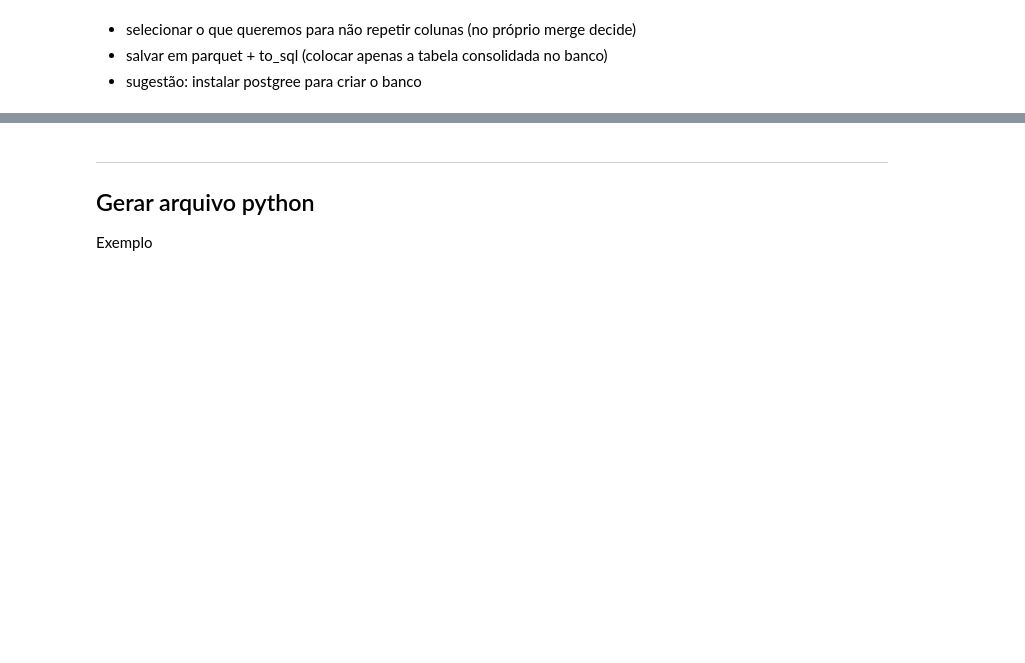
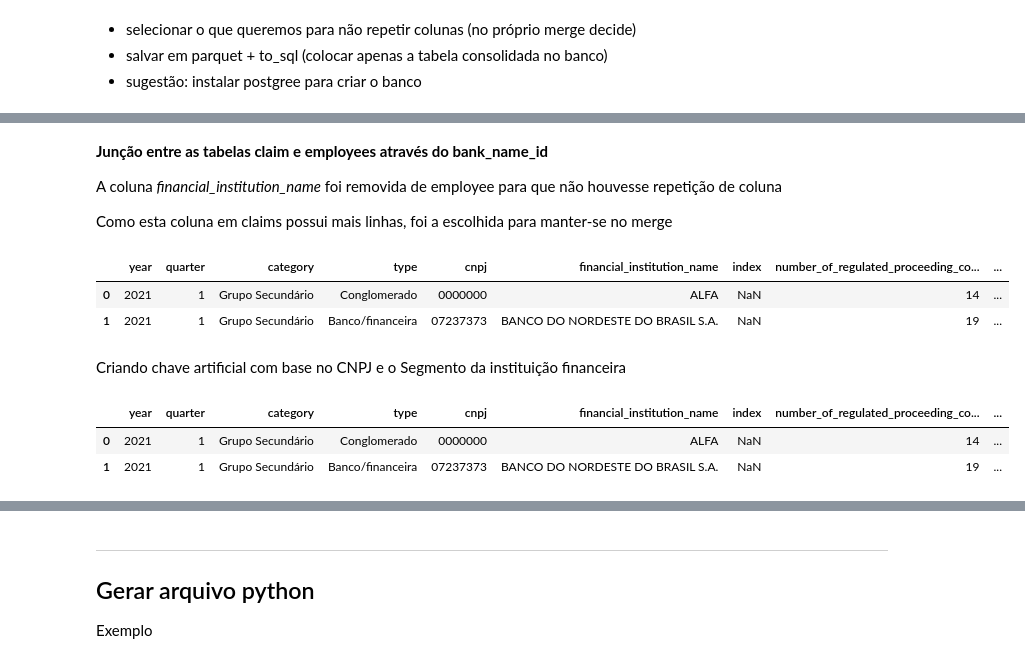
Before and after one commit to Squinelato/eEDB-011-2024-3, a Jupyter notebook: Atividade 02/etl.ipynb, the cells around one changed output, grey strips where cells are left out. Drawn from its saved outputs; the diff is of its cells as text; code cells hidden in the pictures; blank space fills up the shorter version.

```diff
--- a/Atividade 02/etl.ipynb
+++ b/Atividade 02/etl.ipynb
@@ -461,4 +477,16 @@ banks_claims = pd.merge(banks, claims, on='cnpj', how='inner')
+# %% [markdown]
+**Junção entre as tabelas claim e employees através do bank_name_id**
+
+A coluna _financial_institution_name_ foi removida de employee para que não houvesse repetição de coluna
+
+Como esta coluna em claims possui mais linhas, foi a escolhida para manter-se no merge
 # %%
-# JOIN claim + employee por bank_name_id (gerar bank_document_id)
+employee = employee.drop(columns=['financial_institution_name'])
 
-employee_claims = pd.merge(employee, claims, on='bank_name_id', how='inner')
+employee_claims = pd.merge(claims, employee, on='bank_name_id', how='inner')
+
+employee_claims.head(2)
+# %% [output]
+|  | year | quarter | category | type | cnpj | financial_institution_name | index | number_of_regulated_proceeding_co... | ... |
+| 0 | 2021 | 1 | Grupo Secundário | Conglomerado | 0000000 | ALFA | NaN | 14 | ... |
+| 1 | 2021 | 1 | Grupo Secundário | Banco/financeira | 07237373 | BANCO DO NORDESTE DO BRASIL S.A. | NaN | 19 | ... |
@@ -466,0 +493,2 @@ employee_claims = pd.merge(employee, claims, on='bank_name_id', how='inner')
+# %% [markdown]
+Criando chave artificial com base no CNPJ e o Segmento da instituição financeira
@@ -466,0 +498,6 @@ employee_claims = pd.merge(employee, claims, on='bank_name_id', how='inner')
+# %%
+employee_claims.head(2)
+# %% [output]
+|  | year | quarter | category | type | cnpj | financial_institution_name | index | number_of_regulated_proceeding_co... | ... |
+| 0 | 2021 | 1 | Grupo Secundário | Conglomerado | 0000000 | ALFA | NaN | 14 | ... |
+| 1 | 2021 | 1 | Grupo Secundário | Banco/financeira | 07237373 | BANCO DO NORDESTE DO BRASIL S.A. | NaN | 19 | ... |
```
Also changed, not shown: parts of 16 cells of this notebook, 4 other files.
